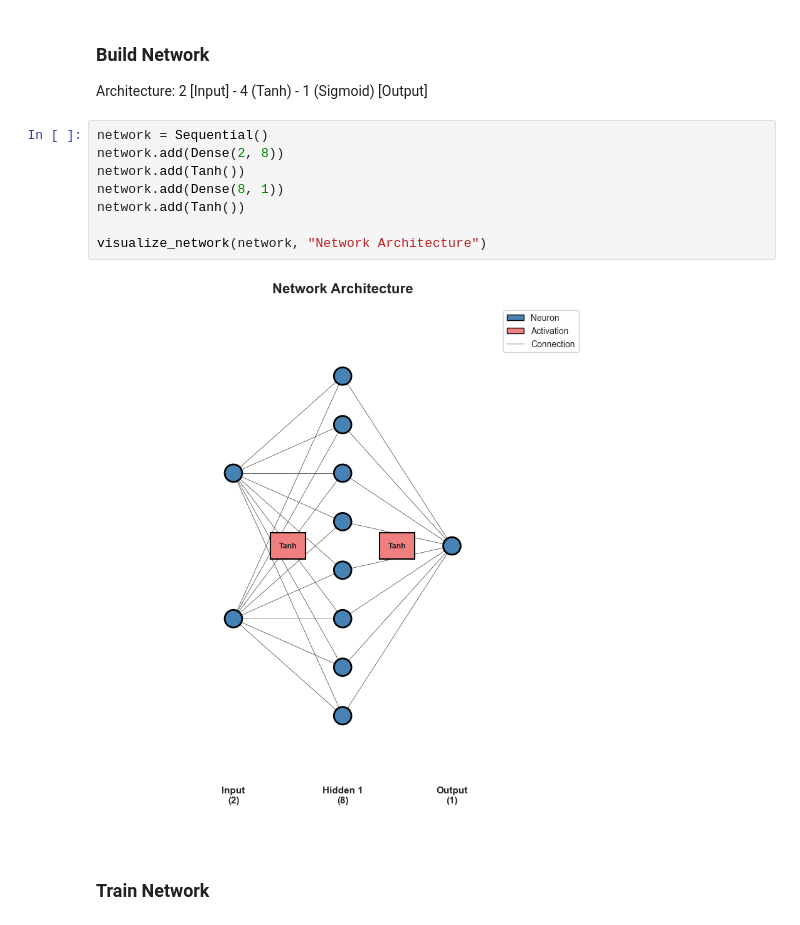
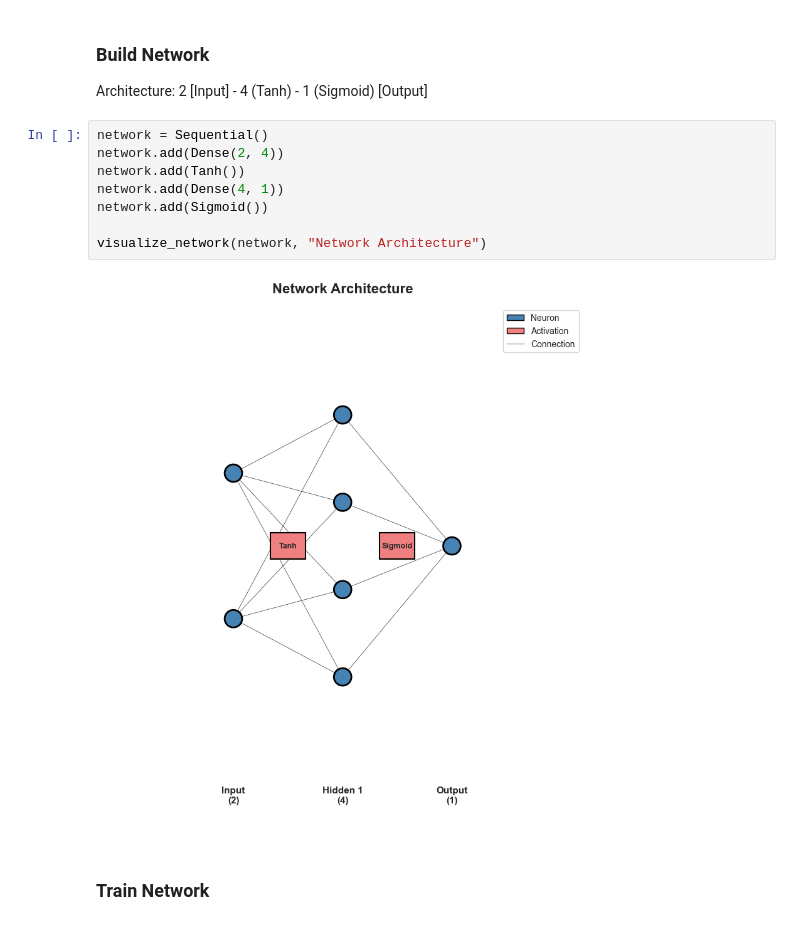
Before and after one commit to iaminfadel/CSE473-NN-Library, a Jupyter notebook: notebooks/project_demo.ipynb, the cells around one changed output. Saved outputs shown, nothing was run; the diff lists cells and outputs as text.

```diff
--- a/notebooks/project_demo.ipynb
+++ b/notebooks/project_demo.ipynb
@@ -557,14 +557,14 @@ Targets (y):
 Architecture: 2 [Input] - 4 (Tanh) - 1 (Sigmoid) [Output]
 # %%
 network = Sequential()
-network.add(Dense(2, 8))
+network.add(Dense(2, 4))
 network.add(Tanh())
-network.add(Dense(8, 1))
-network.add(Tanh())
+network.add(Dense(4, 1))
+network.add(Sigmoid())
 
 visualize_network(network, "Network Architecture")
 # %% [output]
-[figure, old version]
+[figure, new version]
 # %% [markdown]
 ### Train Network
 # %%
```
Also changed, not shown: parts of 6 cells of this notebook, 8 other files.
